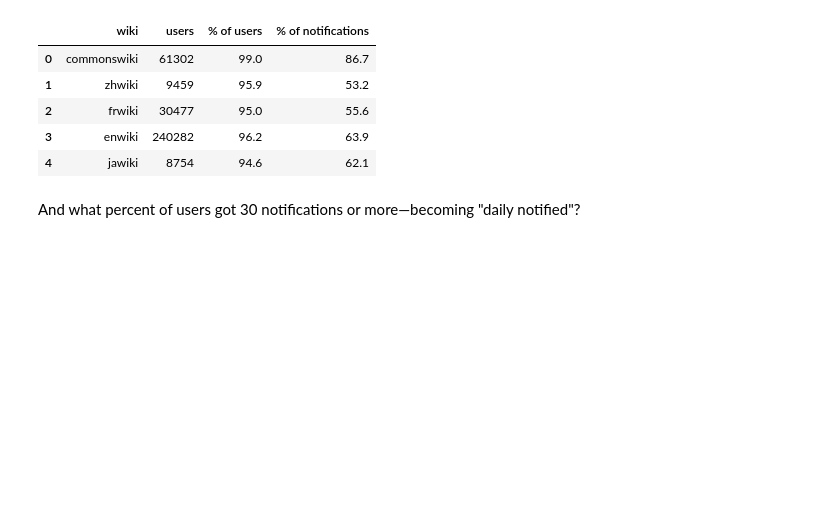
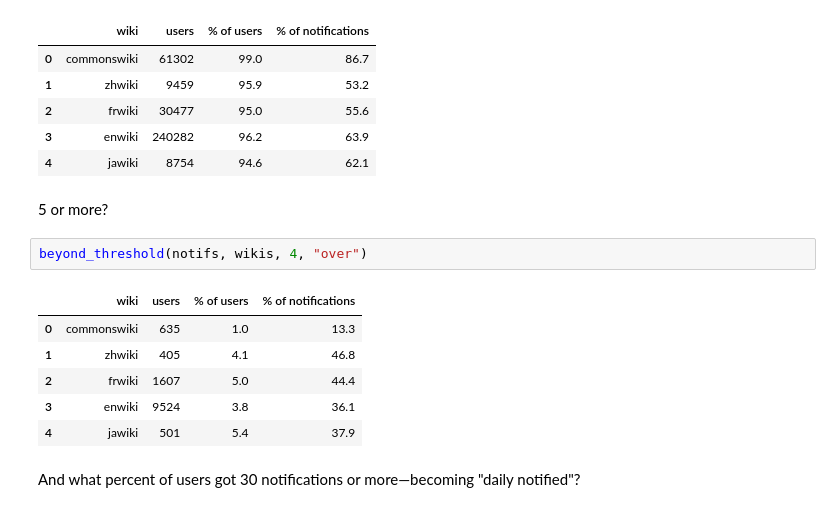
Before and after one commit to neilpquinn/2016-02-notifications-exploration, a Jupyter notebook: Notifications research.ipynb, the cells around one changed output. Drawn from its saved outputs; the diff is of its cells as text; blank space fills up the shorter version.

Commit message:
Add tables for 5+ notifications.

```diff
--- a/Notifications research.ipynb
+++ b/Notifications research.ipynb
@@ -169,6 +169,17 @@ beyond_threshold( notifs, wikis, 5, "under")
 | 2 | frwiki | 30477 | 95.0 | 55.6 |
 | 3 | enwiki | 240282 | 96.2 | 63.9 |
 | 4 | jawiki | 8754 | 94.6 | 62.1 |
+# %% [markdown]
+5 or more?
+# %%
+beyond_threshold(notifs, wikis, 4, "over")
+# %% [output]
+|  | wiki | users | % of users | % of notifications |
+| 0 | commonswiki | 635 | 1.0 | 13.3 |
+| 1 | zhwiki | 405 | 4.1 | 46.8 |
+| 2 | frwiki | 1607 | 5.0 | 44.4 |
+| 3 | enwiki | 9524 | 3.8 | 36.1 |
+| 4 | jawiki | 501 | 5.4 | 37.9 |
 # %% [markdown]
 And what percent of users got 30 notifications or more—becoming "daily notified"?
 # %%
```
Also changed, not shown: parts of 3 cells of this notebook.
